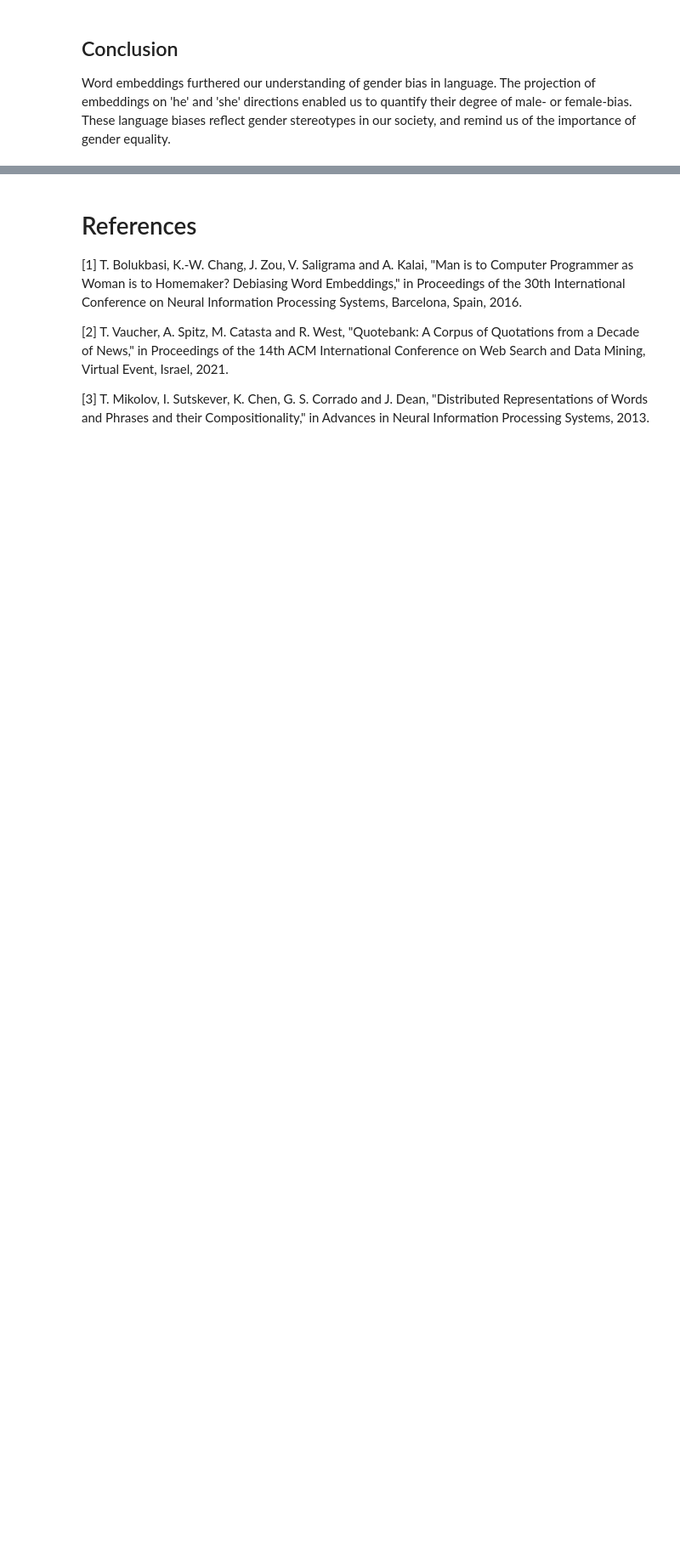
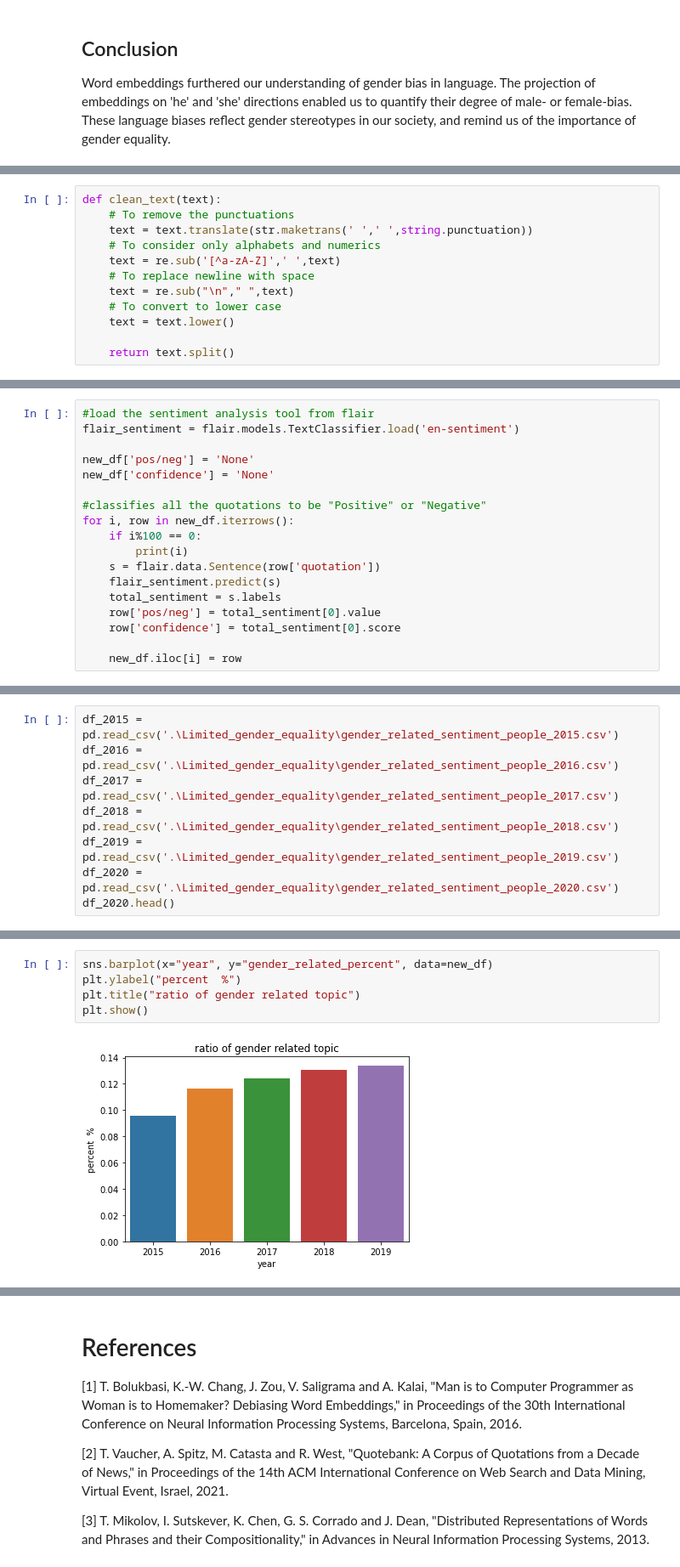
Before and after one commit to Yuxing0610/Gender_Bias_Analysis, a Jupyter notebook: data_analysis_final.ipynb, the cells around one changed output, grey strips where cells are left out. Shown at 85% size. Drawn from its saved outputs; the diff is of its cells as text; blank space fills up the shorter version.

```diff
--- a/data_analysis_final.ipynb
+++ b/data_analysis_final.ipynb
@@ -1089,0 +1147,12 @@ Word embeddings furthered our understanding of gender bias in language. The proj
+# %%
+def clean_text(text):
+    # To remove the punctuations
+    text = text.translate(str.maketrans(' ',' ',string.punctuation))
+    # To consider only alphabets and numerics
+    text = re.sub('[^a-zA-Z]',' ',text)
+    # To replace newline with space
+    text = re.sub("\n"," ",text)
+    # To convert to lower case
+    text = text.lower()
+
+    return text.split()
@@ -1089,0 +1239,18 @@ Word embeddings furthered our understanding of gender bias in language. The proj
+# %%
+#load the sentiment analysis tool from flair
+flair_sentiment = flair.models.TextClassifier.load('en-sentiment')
+
+new_df['pos/neg'] = 'None'
+new_df['confidence'] = 'None'
+
+#classifies all the quotations to be "Positive" or "Negative"
+for i, row in new_df.iterrows():
+    if i%100 == 0:
+        print(i)
+    s = flair.data.Sentence(row['quotation'])
+    flair_sentiment.predict(s)
+    total_sentiment = s.labels
+    row['pos/neg'] = total_sentiment[0].value
+    row['confidence'] = total_sentiment[0].score
+
+    new_df.iloc[i] = row
@@ -1089,0 +1259,8 @@ Word embeddings furthered our understanding of gender bias in language. The proj
+# %%
+df_2015 = pd.read_csv('.\Limited_gender_equality\gender_related_sentiment_people_2015.csv')
+df_2016 = pd.read_csv('.\Limited_gender_equality\gender_related_sentiment_people_2016.csv')
+df_2017 = pd.read_csv('.\Limited_gender_equality\gender_related_sentiment_people_2017.csv')
+df_2018 = pd.read_csv('.\Limited_gender_equality\gender_related_sentiment_people_2018.csv')
+df_2019 = pd.read_csv('.\Limited_gender_equality\gender_related_sentiment_people_2019.csv')
+df_2020 = pd.read_csv('.\Limited_gender_equality\gender_related_sentiment_people_2020.csv')
+df_2020.head()
@@ -1089,0 +1390,7 @@ Word embeddings furthered our understanding of gender bias in language. The proj
+# %%
+sns.barplot(x="year", y="gender_related_percent", data=new_df)
+plt.ylabel("percent  %")
+plt.title("ratio of gender related topic")
+plt.show()
+# %% [output]
+[figure, added]
```
Also changed, not shown: parts of 21 cells of this notebook.
